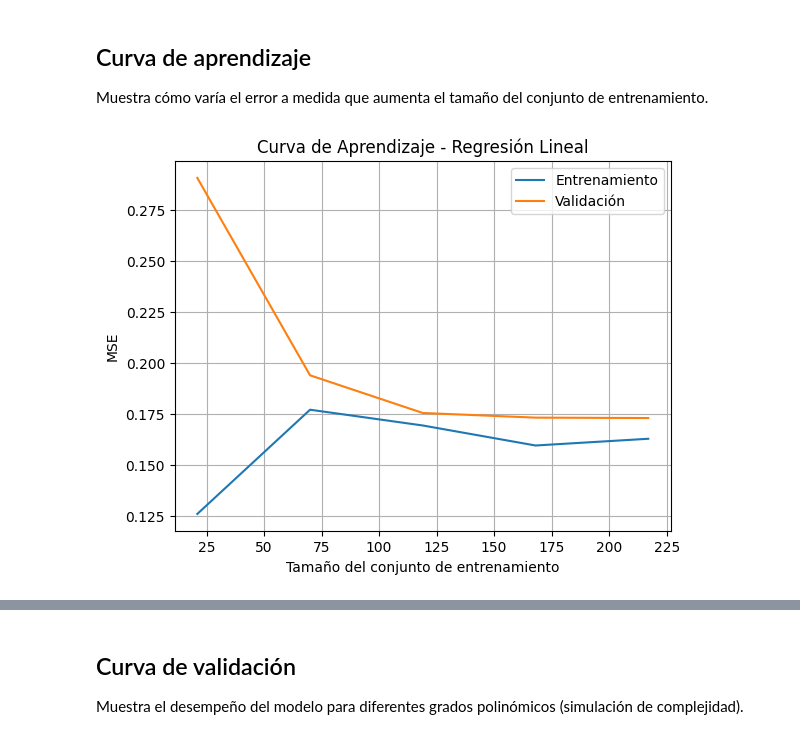
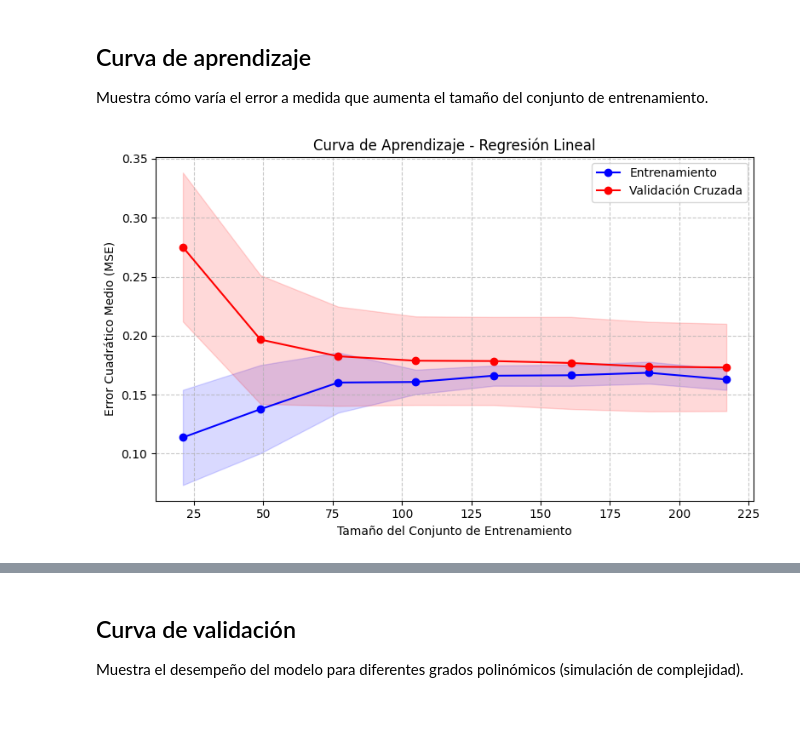
Before and after one commit to Adriana276/ML_LPTM, a Jupyter notebook: ML/tarea/regresion_lineal_2.ipynb, the cells around one changed output, grey strips where cells are left out. Cells and saved outputs as stored; diff of their text form; code cells hidden in the pictures; blank space fills up the shorter version.

```diff
--- a/ML/tarea/regresion_lineal_2.ipynb
+++ b/ML/tarea/regresion_lineal_2.ipynb
@@ -20,14 +20,30 @@ x_train, x_val, y_train, y_val = train_test_split(x, y, test_size=0.2, random_st
 ## Curva de aprendizaje
 Muestra cómo varía el error a medida que aumenta el tamaño del conjunto de entrenamiento.
 # %%
-train_sizes, train_scores, val_scores = learning_curve(LinearRegression(), x_train, y_train.ravel(), cv=5, scoring='neg_mean_squared_error')
-plt.plot(train_sizes, -train_scores.mean(axis=1), label='Entrenamiento')
-plt.plot(train_sizes, -val_scores.mean(axis=1), label='Validación')
-plt.xlabel('Tamaño del conjunto de entrenamiento')
-plt.ylabel('MSE')
+# Curva de Aprendizaje - Regresión Lineal (estilo Kernel Ridge)
+from sklearn.model_selection import learning_curve
+
+train_sizes, train_scores, val_scores = learning_curve(
+    LinearRegression(), x_train, y_train.ravel(), cv=5, scoring='neg_mean_squared_error',
+    train_sizes=np.linspace(0.1, 1.0, 8), shuffle=True, random_state=42
+)
+
+train_scores_mean = -train_scores.mean(axis=1)
+train_scores_std = train_scores.std(axis=1)
+val_scores_mean = -val_scores.mean(axis=1)
+val_scores_std = val_scores.std(axis=1)
+
+plt.figure(figsize=(8,5))
+plt.plot(train_sizes, train_scores_mean, 'o-', color='blue', label='Entrenamiento')
+plt.plot(train_sizes, val_scores_mean, 'o-', color='red', label='Validación Cruzada')
+plt.fill_between(train_sizes, train_scores_mean - train_scores_std, train_scores_mean + train_scores_std, color='blue', alpha=0.15)
+plt.fill_between(train_sizes, val_scores_mean - val_scores_std, val_scores_mean + val_scores_std, color='red', alpha=0.15)
+plt.xlabel('Tamaño del Conjunto de Entrenamiento')
+plt.ylabel('Error Cuadrático Medio (MSE)')
 plt.title('Curva de Aprendizaje - Regresión Lineal')
 plt.legend()
-plt.grid(True)
+plt.grid(True, linestyle='--', alpha=0.7)
+plt.tight_layout()
 plt.show()
 # %% [output]
-[figure, old version]
+[figure, new version]
```
Also changed, not shown: parts of 4 cells of this notebook, 15 other files.
